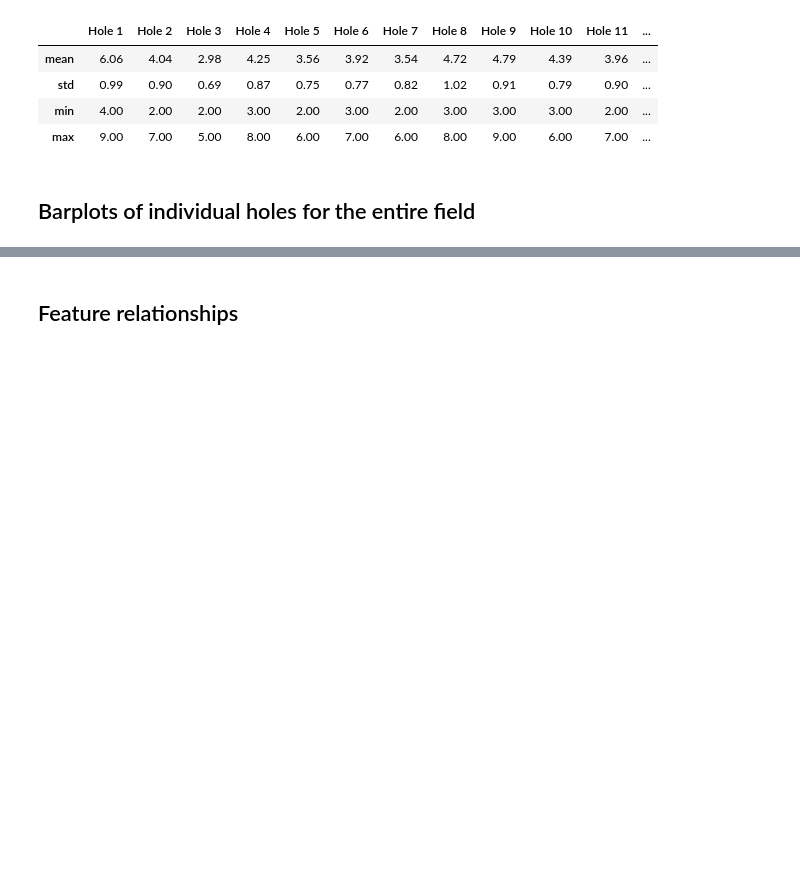
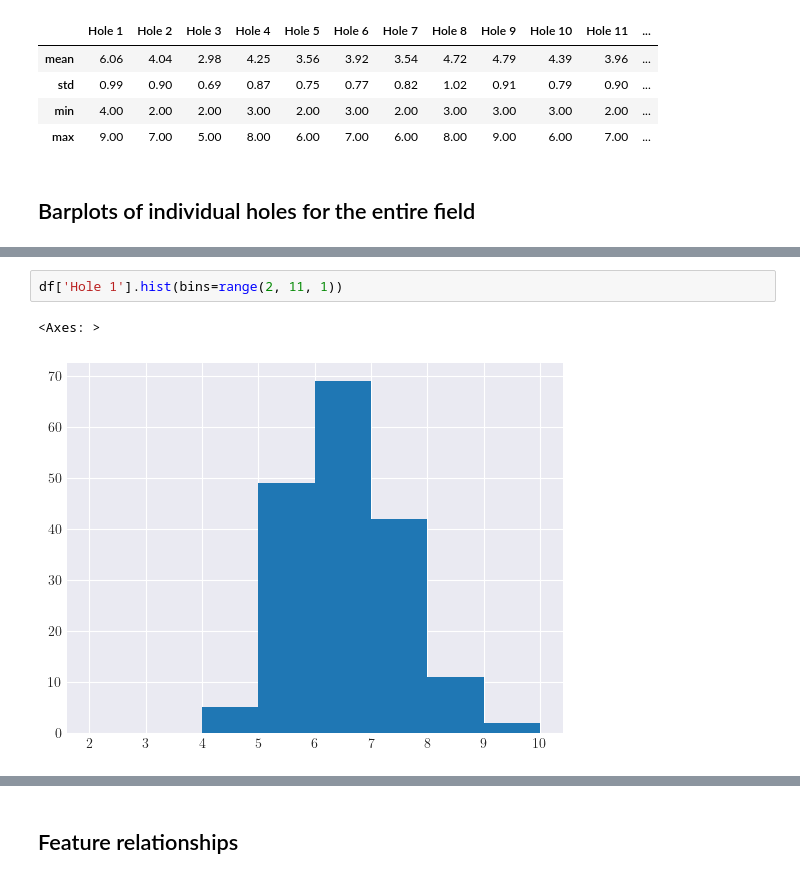
Before and after one commit to jonkracht/pdga-score-scraper, a Jupyter notebook: notebooks/2.01-jk-plots.ipynb, the cells around one changed output, grey strips where cells are left out. Drawn from its saved outputs; the diff is of its cells as text; blank space fills up the shorter version.

```diff
--- a/notebooks/2.01-jk-plots.ipynb
+++ b/notebooks/2.01-jk-plots.ipynb
@@ -150,0 +182,5 @@ plt.show()
+# %%
+df['Hole 1'].hist(bins=range(2, 11, 1))
+# %% [output]
+<Axes: >
+[figure, added]
```
Also changed, not shown: parts of 24 cells of this notebook.
